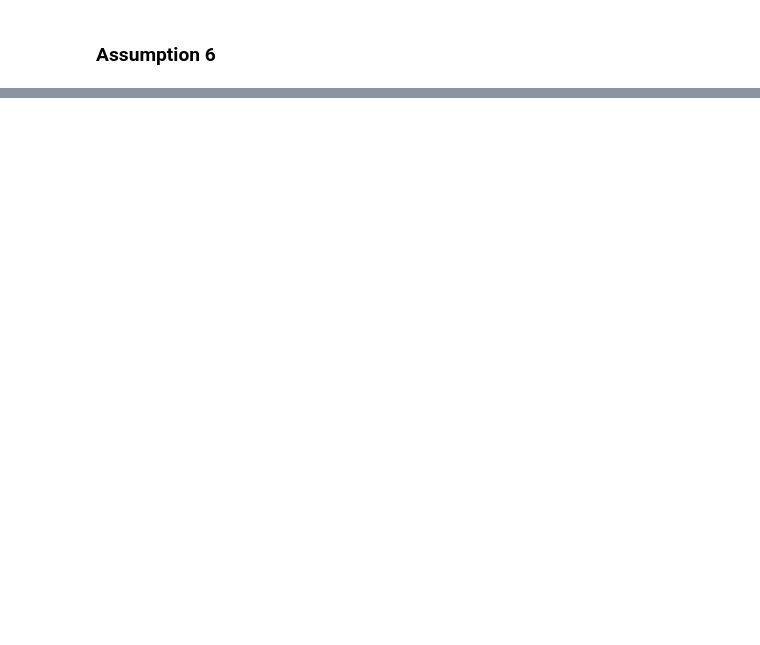
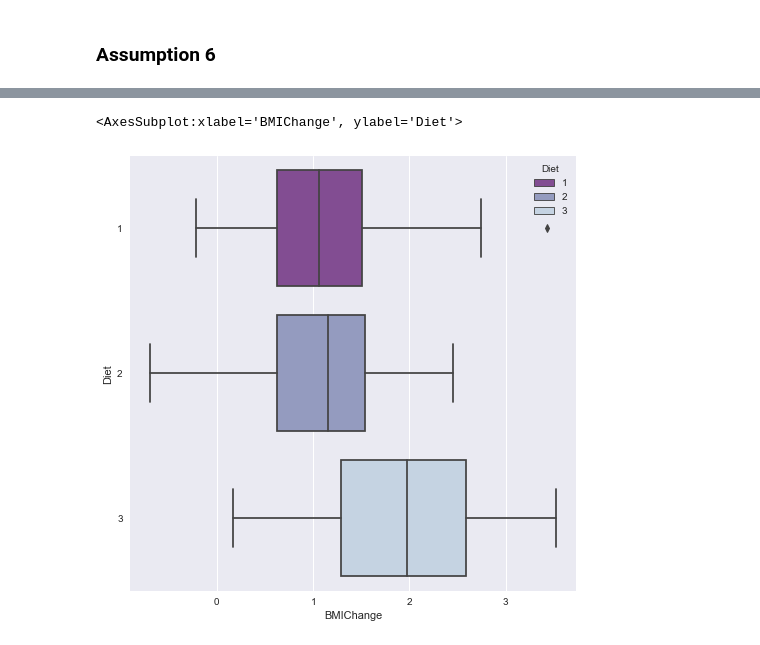
Before and after one commit to ShanePAustin/machine-learning-and-statistics, a Jupyter notebook: scipy-stats.ipynb, the cells around one changed output, grey strips where cells are left out. Saved outputs shown, nothing was run; the diff lists cells and outputs as text; code cells hidden in the pictures; blank space fills up the shorter version.

```diff
--- a/scipy-stats.ipynb
+++ b/scipy-stats.ipynb
@@ -355,0 +445,4 @@ sns.pairplot(df, hue="Diet", palette="BuPu_r", height=3)
+# %%
+#The dependent variable
+dependent = df['BMIChange']
+dependent
@@ -355,0 +462,3 @@ sns.pairplot(df, hue="Diet", palette="BuPu_r", height=3)
+# %%
+independent = df['Diet']
+independent
@@ -355,0 +478,5 @@ sns.pairplot(df, hue="Diet", palette="BuPu_r", height=3)
+# %%
+sns.boxplot(x=dependent, y=independent, hue="Diet", data=df, palette="BuPu_r", dodge=False)
+# %% [output]
+<AxesSubplot:xlabel='BMIChange', ylabel='Diet'>
+[figure, added]
```
Also changed, not shown: parts of 31 cells of this notebook.
